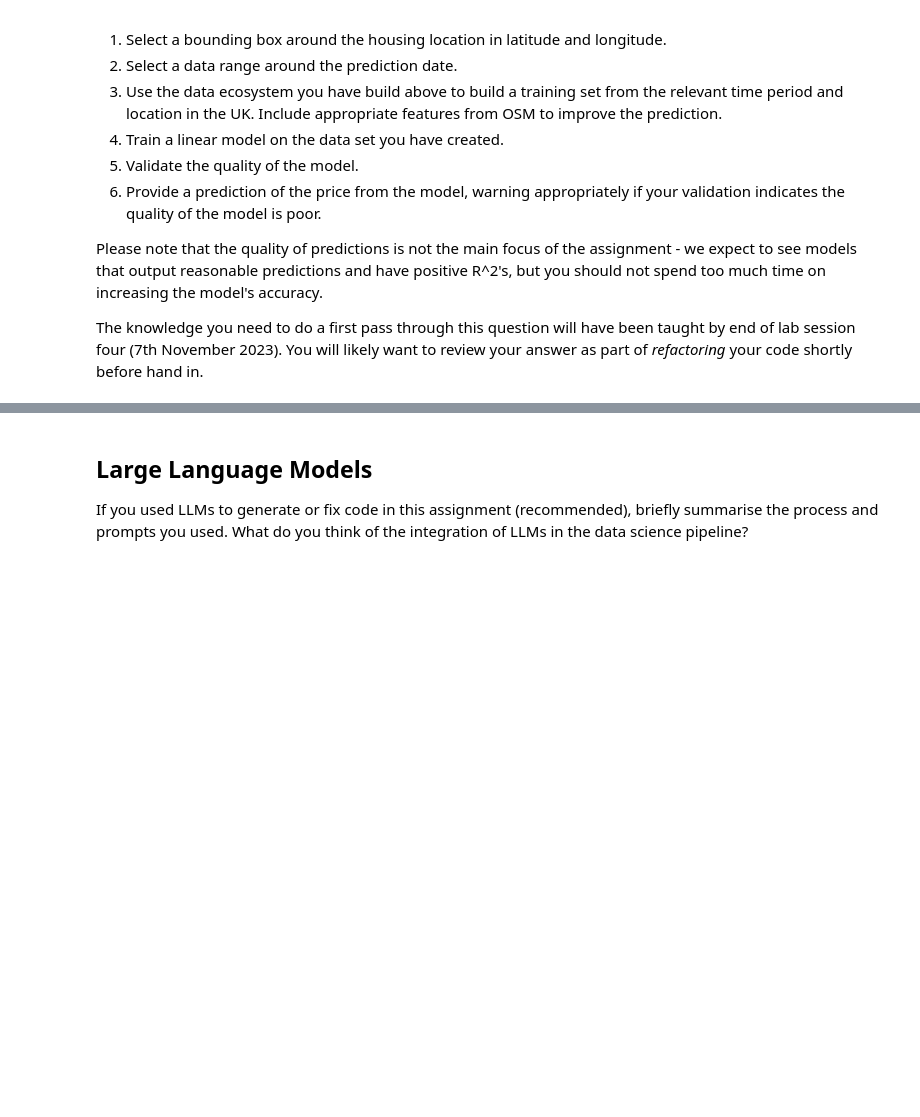
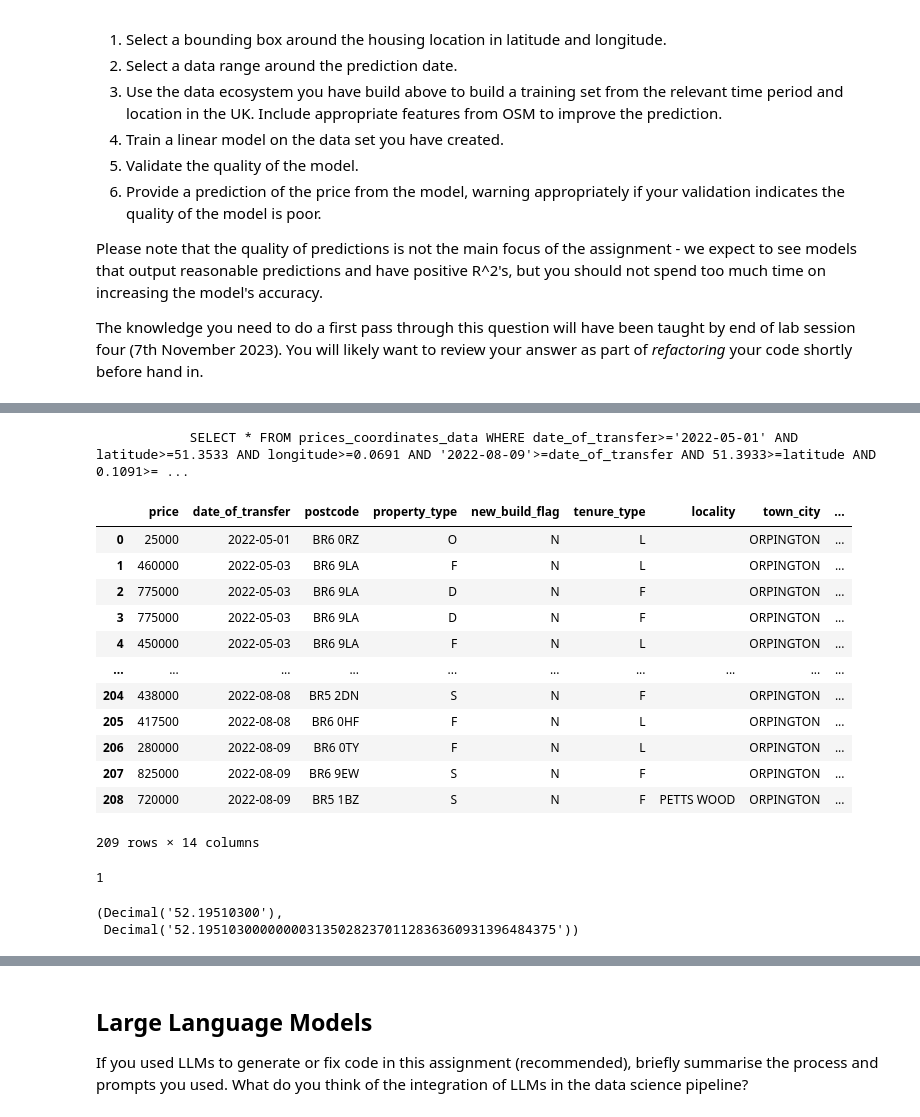
Before and after one commit to Isaac-d22/ADS_final_assign, a Jupyter notebook: notebooks/ADS_Report_2268A.ipynb, the cells around one changed output, grey strips where cells are left out. Saved outputs shown, nothing was run; the diff lists cells and outputs as text; code cells hidden in the pictures; blank space fills up the shorter version.

```diff
--- a/notebooks/ADS_Report_2268A.ipynb
+++ b/notebooks/ADS_Report_2268A.ipynb
@@ -501,0 +503,8 @@ conn.close()
+# %%
+conn = access.create_connection(user=username, password=password, host=url, port=port, database=db_name)
+cursor = conn.cursor()
+cursor.execute("""SHOW INDEXES FROM prices_coordinates_data""")
+x = cursor.fetchall()
+print(len(x))
+cursor.close()
+conn.close()
@@ -759,0 +791,64 @@ def predict_price(latitude, longitude, date, property_type):
+# %%
+def query_table(conn, table, fields=['*'], conditions=[], limit=10):
+    print(f"""
+            SELECT {', '.join(fields)} FROM {table} {('WHERE ' if conditions != [] else '') + ' AND '.join(conditions)} LIMIT {limit};
+                """)
+    cursor = conn.cursor()
+    cursor.execute(f"""
+                SELECT {', '.join(fields)} FROM {table} {('WHERE ' if conditions != [] else '') + ' AND '.join(conditions)} LIMIT {limit};
+                """)
+    conn.commit()
+    result = cursor.fetchall()
+    cursor.close()
+    return result
+# %%
+def get_training_samples(latitude, longitude, date, property_type, date_range=28, area_range=0.02, limit=1000):
+    credentials = access.get_credentials("credentials.yaml")
+    conn = access.create_connection(user=credentials["username"], password=credentials["password"], host=credentials["url"], port=credentials["port"], database=credentials["name"])
+    conditions = [
+                  access.greater_equal_condition('date_of_transfer', f"'{date-relativedelta(days=date_range)}'"),
+                  access.greater_equal_condition('latitude', latitude-area_range),
+                  access.greater_equal_condition('longitude', longitude-area_range),
+                  access.greater_equal_condition(f"'{date+relativedelta(days=date_range)}'", 'date_of_transfer'),
+                  access.greater_equal_condition(latitude+area_range, 'latitude'),
+                  access.greater_equal_condition(longitude+area_range, 'longitude'),
+                  ]
+    samples = access.price_coordinates_data_to_df(query_table(conn, 'prices_coordinates_data', conditions=conditions, limit=limit))
+    conn.close()
+    return samples
+# %%
+# latitude, longitude, date, property_type = 52.195103, 0.26965200,  datetime.date(2000,6,20), 'S'
+import datetime
+from dateutil.relativedelta import relativedelta
+latitude, longitude, date, property_type = 51.3733, 0.0891, datetime.date(2022,6,20), 'T'
+samples = get_training_samples(latitude, longitude, date, property_type, date_range=50, limit=500)
+samples
+# samples[samples.property_type == 'F']
+# %% [output]
+            SELECT * FROM prices_coordinates_data WHERE date_of_transfer>='2022-05-01' AND latitude>=51.3533 AND longitude>=0.0691 AND '2022-08-09'>=date_of_transfer AND 51.3933>=latitude AND 0.1091>= ...
+|  | price | date_of_transfer | postcode | property_type | new_build_flag | tenure_type | locality | town_city | ... |
+| 0 | 25000 | 2022-05-01 | BR6 0RZ | O | N | L |  | ORPINGTON | ... |
+| 1 | 460000 | 2022-05-03 | BR6 9LA | F | N | L |  | ORPINGTON | ... |
+| 2 | 775000 | 2022-05-03 | BR6 9LA | D | N | F |  | ORPINGTON | ... |
+| 3 | 775000 | 2022-05-03 | BR6 9LA | D | N | F |  | ORPINGTON | ... |
+| 4 | 450000 | 2022-05-03 | BR6 9LA | F | N | L |  | ORPINGTON | ... |
+| ... | ... | ... | ... | ... | ... | ... | ... | ... | ... |
+| 204 | 438000 | 2022-08-08 | BR5 2DN | S | N | F |  | ORPINGTON | ... |
+| 205 | 417500 | 2022-08-08 | BR6 0HF | F | N | L |  | ORPINGTON | ... |
+| 206 | 280000 | 2022-08-09 | BR6 0TY | F | N | L |  | ORPINGTON | ... |
+| 207 | 825000 | 2022-08-09 | BR6 9EW | S | N | F |  | ORPINGTON | ... |
+| 208 | 720000 | 2022-08-09 | BR5 1BZ | S | N | F | PETTS WOOD | ORPINGTON | ... |
+209 rows × 14 columns
+# %%
+import decimal
+import math
+
+(samples.latitude.between(latitude-1e-7, latitude+1e-7) & samples.longitude.between(longitude-1e-7, longitude+1e-7) & (samples.date_of_transfer == date) & (samples.property_type == property_type)).idxmax()
+# %% [output]
+1
+# %%
+samples[(samples.latitude == latitude) & (samples.longitude == longitude) & (samples.date_of_transfer == date) & (samples.property_type == property_type)]
+samples.iloc[1]['latitude'], decimal.Decimal(latitude)
+# %% [output]
+(Decimal('52.19510300'),
+ Decimal('52.1951030000000031350282370112836360931396484375'))
```
Also changed, not shown: parts of 10 cells of this notebook, 2 other files.
